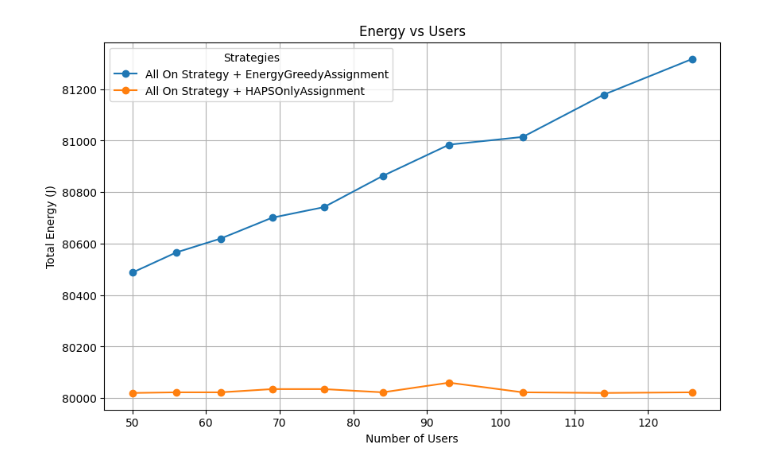
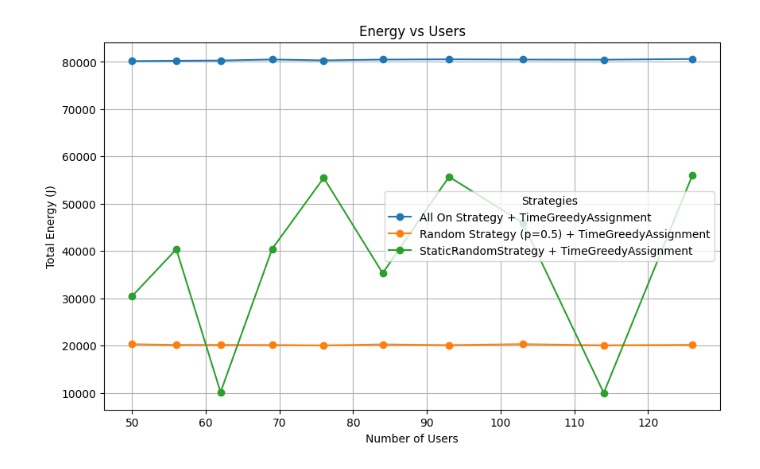
Before and after one commit to SimonR99/OptimisationNTN, a Jupyter notebook: analyse/energy_by_usercount.ipynb, the cells around one changed output. Saved outputs shown, nothing was run; the diff lists cells and outputs as text; code cells hidden in the pictures.

Commit message:
add better visualization function

```diff
--- a/analyse/energy_by_usercount.ipynb
+++ b/analyse/energy_by_usercount.ipynb
@@ -130,9 +130,9 @@ def analyze_energy(
 # %%
 analyze_energy(
     dict_df,
-    assignment_strategy=["HAPSOnly", "EnergyGreedy"],
-    power_strategy=["All On Strategy"],
+    assignment_strategy=["TimeGreedy"],
+    power_strategy=["All On Strategy", "StaticRandom", "Random"],
     graph_type="energy_vs_users",
 )
 # %% [output]
-[figure, old version]
+[figure, new version]
```
Also changed, not shown: 3 other files.
